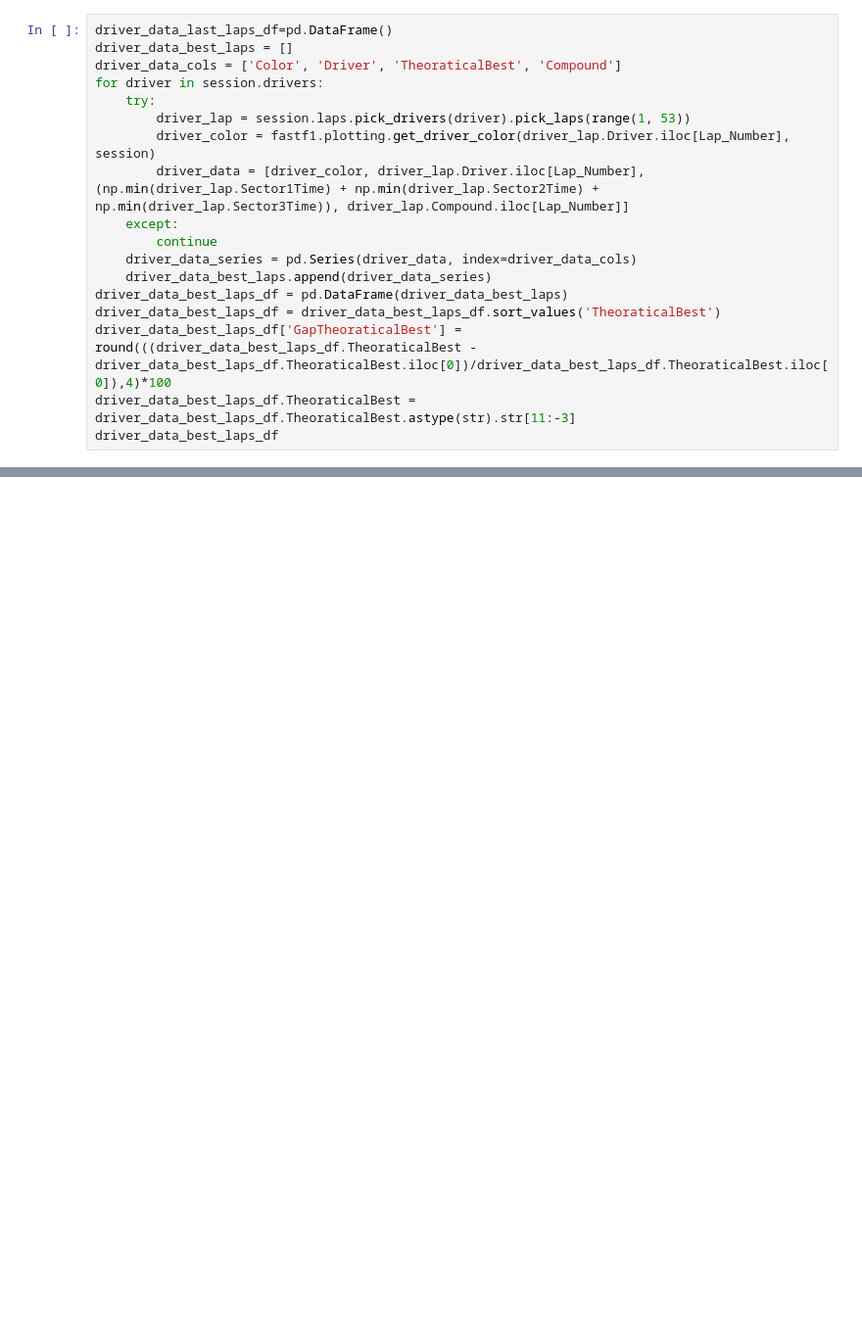
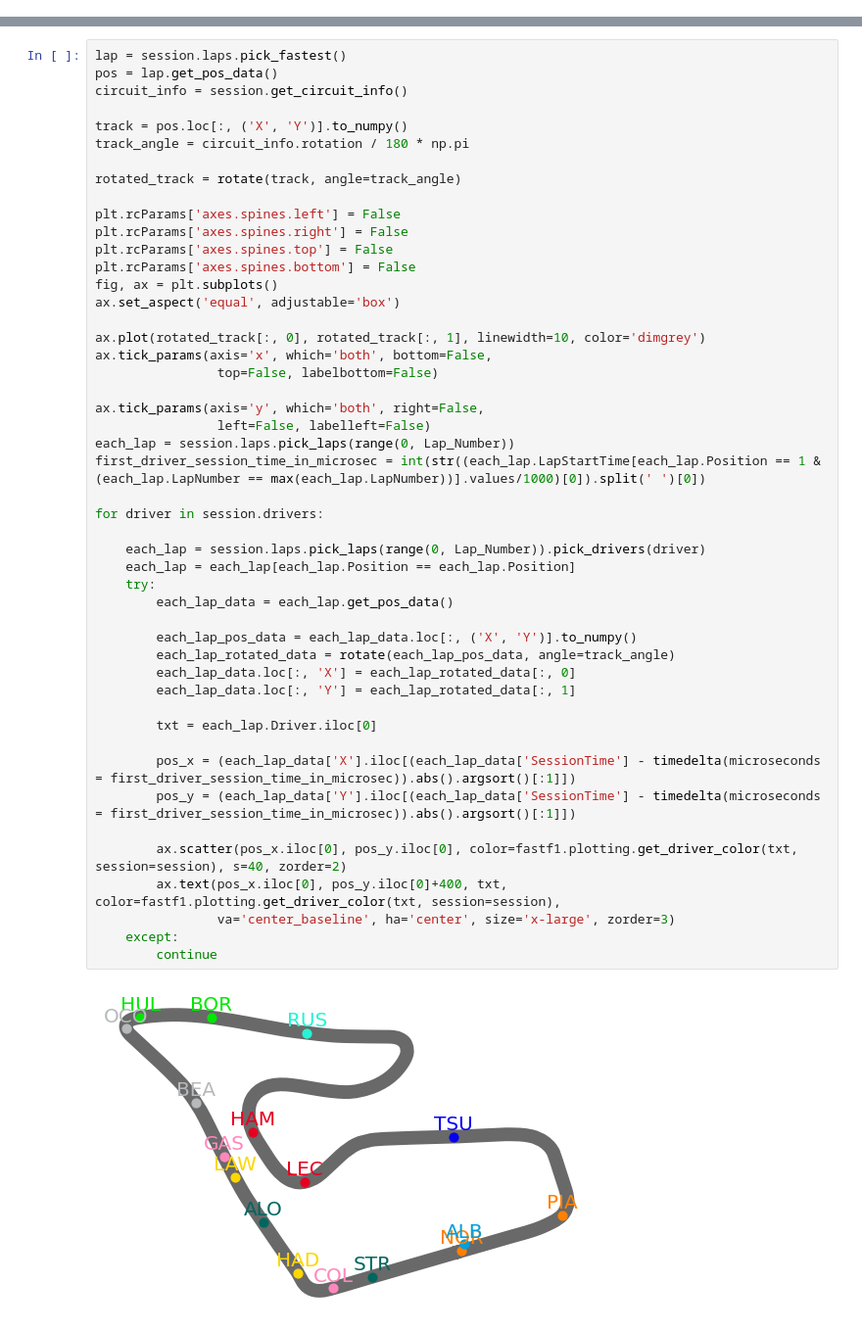
Before and after one commit to Kuriiios/f1_analysis_visualization, a Jupyter notebook: notebooks/race/race_table.ipynb, the cells around one changed output, grey strips where cells are left out. Shown: that part at 98% size. Cells and saved outputs as stored; diff of their text form; blank space fills up the shorter version.

```diff
--- a/notebooks/race/race_table.ipynb
+++ b/notebooks/race/race_table.ipynb
@@ -1366,18 +0,0 @@ driver_data_best_laps_df
-# %%
-driver_data_last_laps_df=pd.DataFrame()
-driver_data_best_laps = []
-driver_data_cols = ['Color', 'Driver', 'TheoraticalBest', 'Compound']
-for driver in session.drivers:
-    try:
-        driver_lap = session.laps.pick_drivers(driver).pick_laps(range(1, 53))
-        driver_color = fastf1.plotting.get_driver_color(driver_lap.Driver.iloc[Lap_Number], session)
-        driver_data = [driver_color, driver_lap.Driver.iloc[Lap_Number], (np.min(driver_lap.Sector1Time) + np.min(driver_lap.Sector2Time) + np.min(driver_lap.Sector3Time)), driver_lap.Compound.iloc[Lap_Number]]
-    except:
-        continue
-    driver_data_series = pd.Series(driver_data, index=driver_data_cols)
-    driver_data_best_laps.append(driver_data_series)
-driver_data_best_laps_df = pd.DataFrame(driver_data_best_laps)
-driver_data_best_laps_df = driver_data_best_laps_df.sort_values('TheoraticalBest')
-driver_data_best_laps_df['GapTheoraticalBest'] = round(((driver_data_best_laps_df.TheoraticalBest - driver_data_best_laps_df.TheoraticalBest.iloc[0])/driver_data_best_laps_df.TheoraticalBest.iloc[0]),4)*100
-driver_data_best_laps_df.TheoraticalBest = driver_data_best_laps_df.TheoraticalBest.astype(str).str[11:-3]
-driver_data_best_laps_df
@@ -1524,0 +1118,50 @@ styled_df
+# %%
+lap = session.laps.pick_fastest()
+pos = lap.get_pos_data()
+circuit_info = session.get_circuit_info()
+
+track = pos.loc[:, ('X', 'Y')].to_numpy()
+track_angle = circuit_info.rotation / 180 * np.pi
+
+rotated_track = rotate(track, angle=track_angle)
+
+plt.rcParams['axes.spines.left'] = False
+plt.rcParams['axes.spines.right'] = False
+plt.rcParams['axes.spines.top'] = False
+plt.rcParams['axes.spines.bottom'] = False
+fig, ax = plt.subplots()
+ax.set_aspect('equal', adjustable='box')
+
+ax.plot(rotated_track[:, 0], rotated_track[:, 1], linewidth=10, color='dimgrey')
+ax.tick_params(axis='x', which='both', bottom=False,
+                top=False, labelbottom=False)
+
+ax.tick_params(axis='y', which='both', right=False,
+                left=False, labelleft=False)
+each_lap = session.laps.pick_laps(range(0, Lap_Number))
+first_driver_session_time_in_microsec = int(str((each_lap.LapStartTime[each_lap.Position == 1 & (each_lap.LapNumber == max(each_lap.LapNumber))].values/1000)[0]).split(' ')[0])
+
+for driver in session.drivers:
+
+    each_lap = session.laps.pick_laps(range(0, Lap_Number)).pick_drivers(driver)
+    each_lap = each_lap[each_lap.Position == each_lap.Position]
+    try:
+        each_lap_data = each_lap.get_pos_data()
+
+        each_lap_pos_data = each_lap_data.loc[:, ('X', 'Y')].to_numpy()
+        each_lap_rotated_data = rotate(each_lap_pos_data, angle=track_angle)
+        each_lap_data.loc[:, 'X'] = each_lap_rotated_data[:, 0]
+        each_lap_data.loc[:, 'Y'] = each_lap_rotated_data[:, 1]
+
+        txt = each_lap.Driver.iloc[0]
+
+        pos_x = (each_lap_data['X'].iloc[(each_lap_data['SessionTime'] - timedelta(microseconds = first_driver_session_time_in_microsec)).abs().argsort()[:1]])
+        pos_y = (each_lap_data['Y'].iloc[(each_lap_data['SessionTime'] - timedelta(microseconds = first_driver_session_time_in_microsec)).abs().argsort()[:1]])
+
+        ax.scatter(pos_x.iloc[0], pos_y.iloc[0], color=fastf1.plotting.get_driver_color(txt, session=session), s=40, zorder=2)
+        ax.text(pos_x.iloc[0], pos_y.iloc[0]+400, txt, color=fastf1.plotting.get_driver_color(txt, session=session),
+                va='center_baseline', ha='center', size='x-large', zorder=3)
+    except:
+        continue
+# %% [output]
+[figure, added]
```
Also changed, not shown: parts of 38 cells of this notebook, 1 other file.
